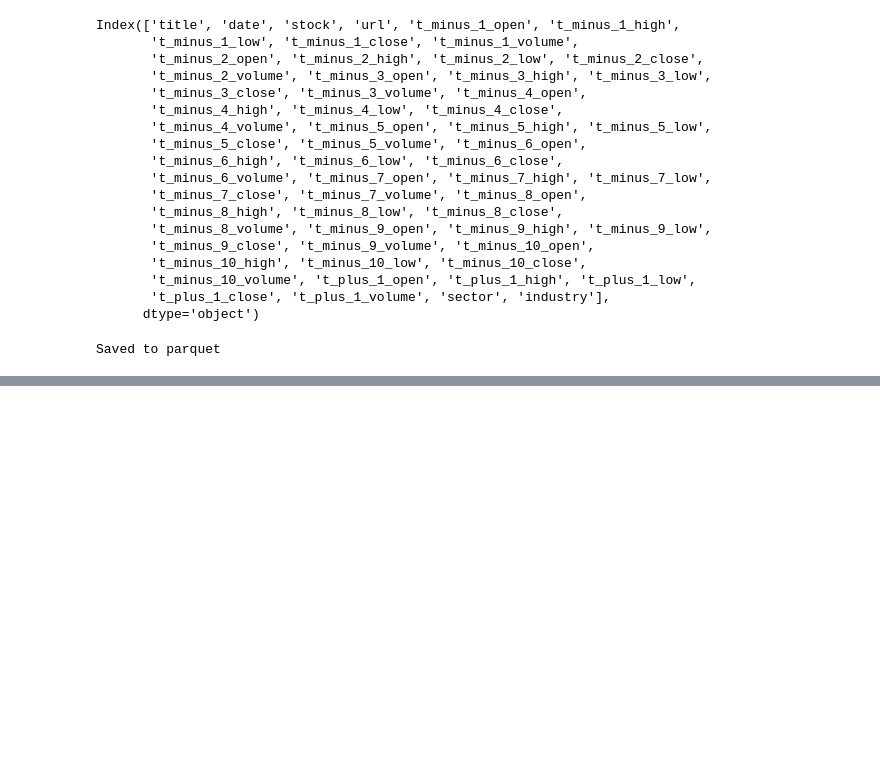
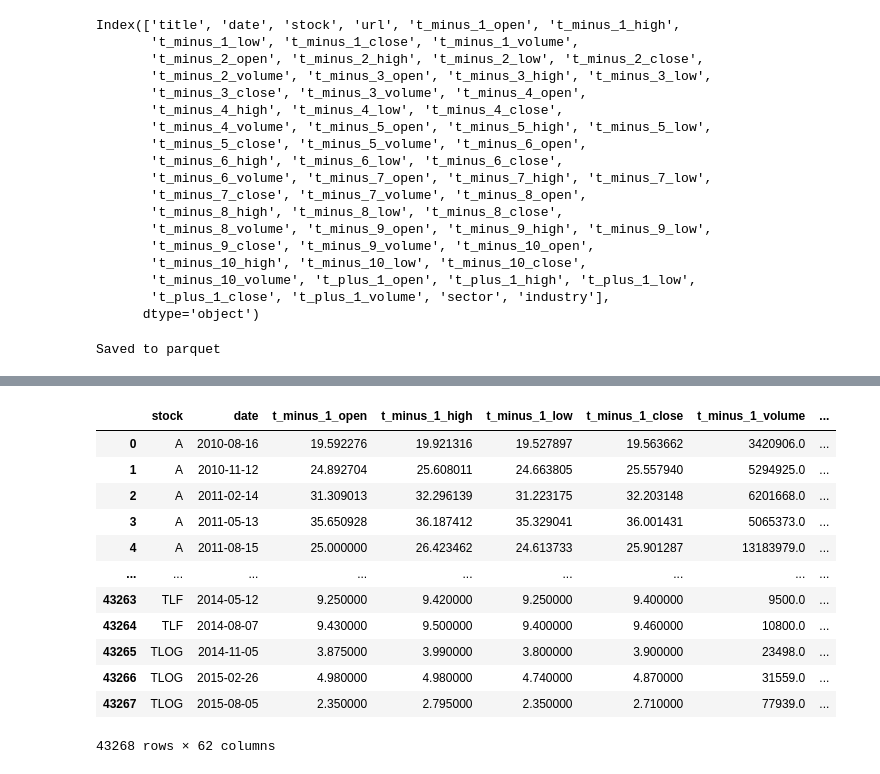
Before and after one commit to intel00000/News-Vol-Forecast, a Jupyter notebook: EDA/data_curation.ipynb, the cells around one changed output, grey strips where cells are left out. Saved outputs shown, nothing was run; the diff lists cells and outputs as text; code cells hidden in the pictures; blank space fills up the shorter version.

Commit message:
add earning data

```diff
--- a/EDA/data_curation.ipynb
+++ b/EDA/data_curation.ipynb
@@ -414,0 +415,15 @@ print(earn.head(3))
+# %%
+# Build stock-centric OHLCV dataset (deduplicated, no news columns)
+ohlcv_cols = [c for c in df_eq_join_dropna.columns if c.startswith("t_")]
+keep_cols = ["stock", "date"] + ohlcv_cols + ["sector", "industry"]
+# %%
+# Normalize date to date-only, deduplicate
+stock_ohlcv = (
+    df_eq_join_dropna[keep_cols]
+    .assign(date=pd.to_datetime(df_eq_join_dropna["date"]).dt.normalize().dt.tz_localize(None))
+    .drop_duplicates(subset=["stock", "date"])
+    .sort_values(["stock", "date"])
+    .reset_index(drop=True)
+)
+print(f"After dedup: {stock_ohlcv.shape}")
+print(f"Sample dates: {stock_ohlcv['date'].head(3).tolist()}")
@@ -414,0 +441,5 @@ print(earn.head(3))
+# %%
+# Normalize earnings date to date-only for join key
+earn_join = earn.copy()
+earn_join["date"] = pd.to_datetime(earn_join["earnings_date"], utc=True).dt.normalize().dt.tz_localize(None)
+earn_join = earn_join.drop(columns="earnings_date")
@@ -414,0 +475,7 @@ print(earn.head(3))
+# %%
+# Inner join earnings onto stock_ohlcv
+earning_final = stock_ohlcv.merge(
+    earn_join.rename(columns={"symbol": "stock"}),
+    on=["stock", "date"],
+    how="inner"
+)
@@ -414,0 +497,16 @@ print(earn.head(3))
+# %%
+earning_final
+# %% [output]
+|  | stock | date | t_minus_1_open | t_minus_1_high | t_minus_1_low | t_minus_1_close | t_minus_1_volume | ... |
+| 0 | A | 2010-08-16 | 19.592276 | 19.921316 | 19.527897 | 19.563662 | 3420906.0 | ... |
+| 1 | A | 2010-11-12 | 24.892704 | 25.608011 | 24.663805 | 25.557940 | 5294925.0 | ... |
+| 2 | A | 2011-02-14 | 31.309013 | 32.296139 | 31.223175 | 32.203148 | 6201668.0 | ... |
+| 3 | A | 2011-05-13 | 35.650928 | 36.187412 | 35.329041 | 36.001431 | 5065373.0 | ... |
+| 4 | A | 2011-08-15 | 25.000000 | 26.423462 | 24.613733 | 25.901287 | 13183979.0 | ... |
+| ... | ... | ... | ... | ... | ... | ... | ... | ... |
+| 43263 | TLF | 2014-05-12 | 9.250000 | 9.420000 | 9.250000 | 9.400000 | 9500.0 | ... |
+| 43264 | TLF | 2014-08-07 | 9.430000 | 9.500000 | 9.400000 | 9.460000 | 10800.0 | ... |
+| 43265 | TLOG | 2014-11-05 | 3.875000 | 3.990000 | 3.800000 | 3.900000 | 23498.0 | ... |
+| 43266 | TLOG | 2015-02-26 | 4.980000 | 4.980000 | 4.740000 | 4.870000 | 31559.0 | ... |
+| 43267 | TLOG | 2015-08-05 | 2.350000 | 2.795000 | 2.350000 | 2.710000 | 77939.0 | ... |
+43268 rows × 62 columns
```
Also changed, not shown: parts of 12 cells of this notebook, 1 other file.
